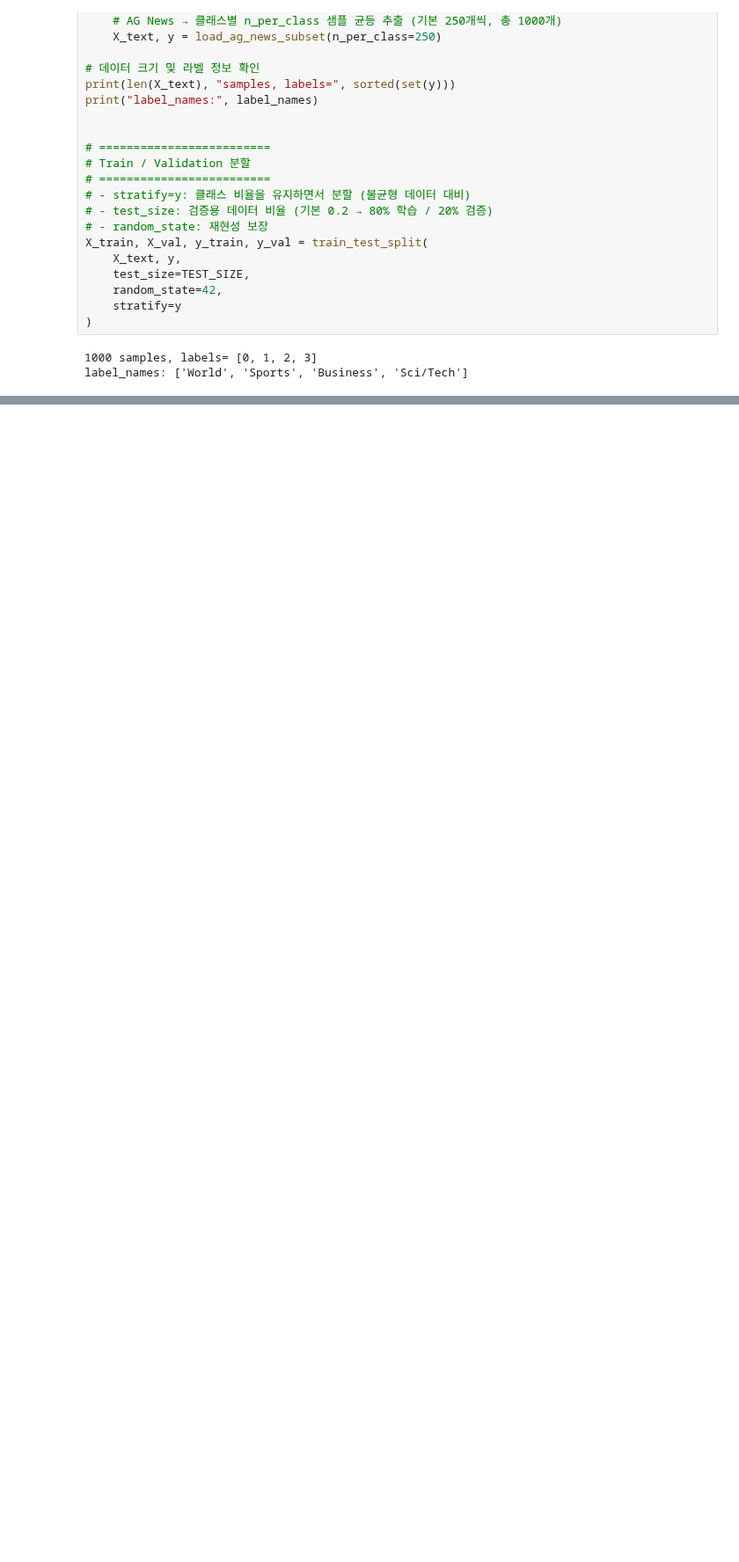
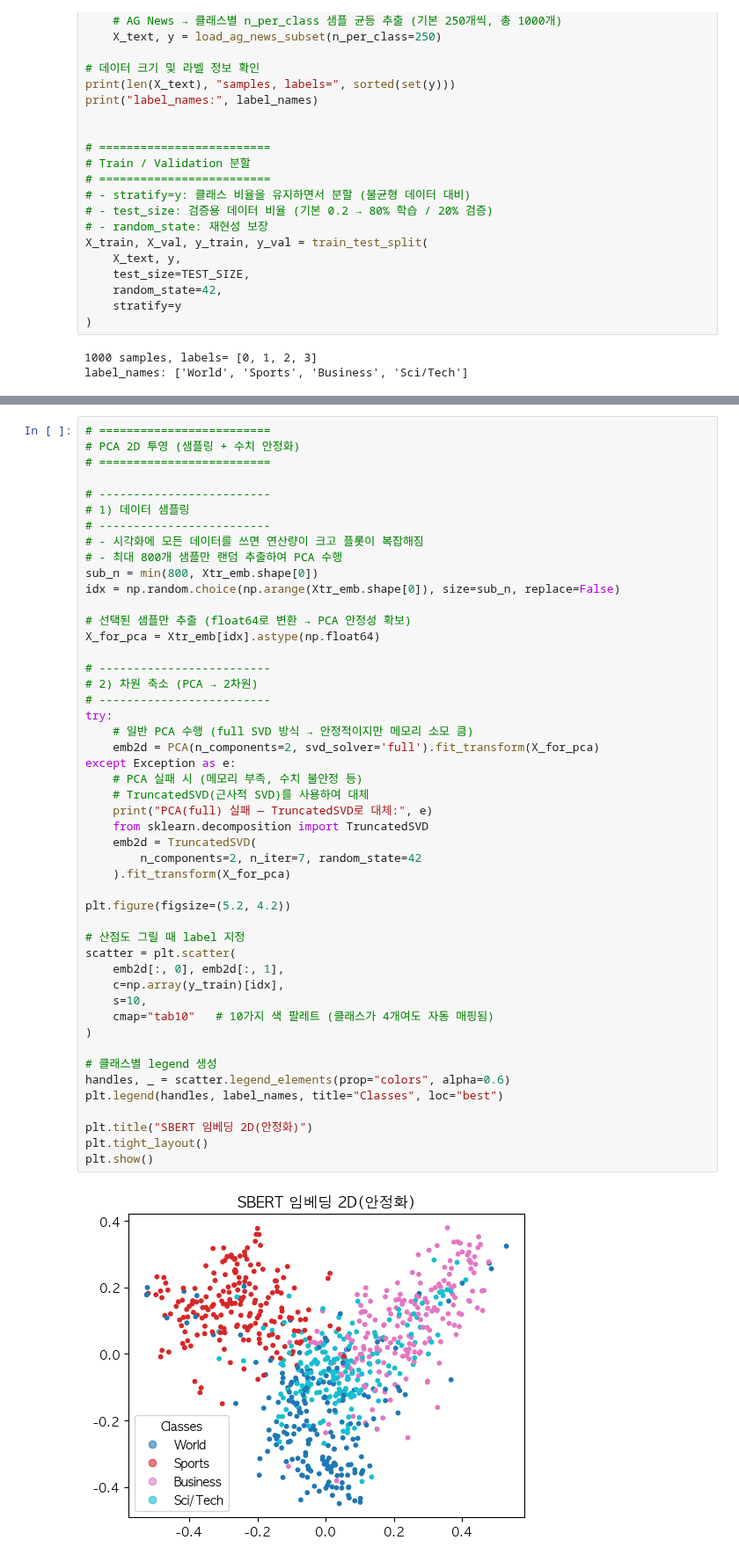
Before and after one commit to trouvlemaker/metacode-lecture, a Jupyter notebook: 2-6, 1. NLP_text_classification_TF-IDF_vs_SBERT_lecture.ipynb, the cells around one changed output, grey strips where cells are left out. Shown at 88% size. Saved outputs shown, nothing was run; the diff lists cells and outputs as text; blank space fills up the shorter version.

```diff
--- a/2-6, 1. NLP_text_classification_TF-IDF_vs_SBERT_lecture.ipynb
+++ b/2-6, 1. NLP_text_classification_TF-IDF_vs_SBERT_lecture.ipynb
@@ -716,0 +600,50 @@ explain_tfidf(X_val[0])
+# %%
+# =========================
+# PCA 2D 투영 (샘플링 + 수치 안정화)
+# =========================
+
+# -------------------------
+# 1) 데이터 샘플링
+# -------------------------
+# - 시각화에 모든 데이터를 쓰면 연산량이 크고 플롯이 복잡해짐
+# - 최대 800개 샘플만 랜덤 추출하여 PCA 수행
+sub_n = min(800, Xtr_emb.shape[0])
+idx = np.random.choice(np.arange(Xtr_emb.shape[0]), size=sub_n, replace=False)
+
+# 선택된 샘플만 추출 (float64로 변환 → PCA 안정성 확보)
+X_for_pca = Xtr_emb[idx].astype(np.float64)
+
+# -------------------------
+# 2) 차원 축소 (PCA → 2차원)
+# -------------------------
+try:
+    # 일반 PCA 수행 (full SVD 방식 → 안정적이지만 메모리 소모 큼)
+    emb2d = PCA(n_components=2, svd_solver='full').fit_transform(X_for_pca)
+except Exception as e:
+    # PCA 실패 시 (메모리 부족, 수치 불안정 등)
+    # TruncatedSVD(근사적 SVD)를 사용하여 대체
+    print("PCA(full) 실패 — TruncatedSVD로 대체:", e)
+    from sklearn.decomposition import TruncatedSVD
+    emb2d = TruncatedSVD(
+        n_components=2, n_iter=7, random_state=42
+    ).fit_transform(X_for_pca)
+
+plt.figure(figsize=(5.2, 4.2))
+
+# 산점도 그릴 때 label 지정
+scatter = plt.scatter(
+    emb2d[:, 0], emb2d[:, 1],
+    c=np.array(y_train)[idx],
+    s=10,
+    cmap="tab10"   # 10가지 색 팔레트 (클래스가 4개여도 자동 매핑됨)
+)
+
+# 클래스별 legend 생성
+handles, _ = scatter.legend_elements(prop="colors", alpha=0.6)
+plt.legend(handles, label_names, title="Classes", loc="best")
+
+plt.title("SBERT 임베딩 2D(안정화)")
+plt.tight_layout()
+plt.show()
+# %% [output]
+[figure, added]
```
Also changed, not shown: parts of 51 cells of this notebook.
